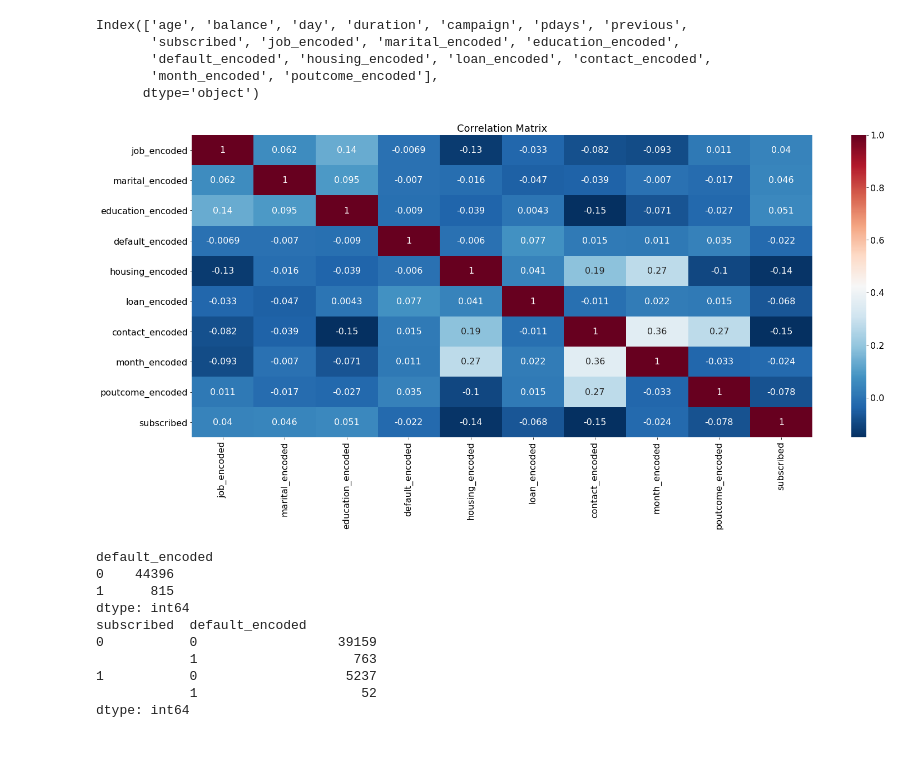
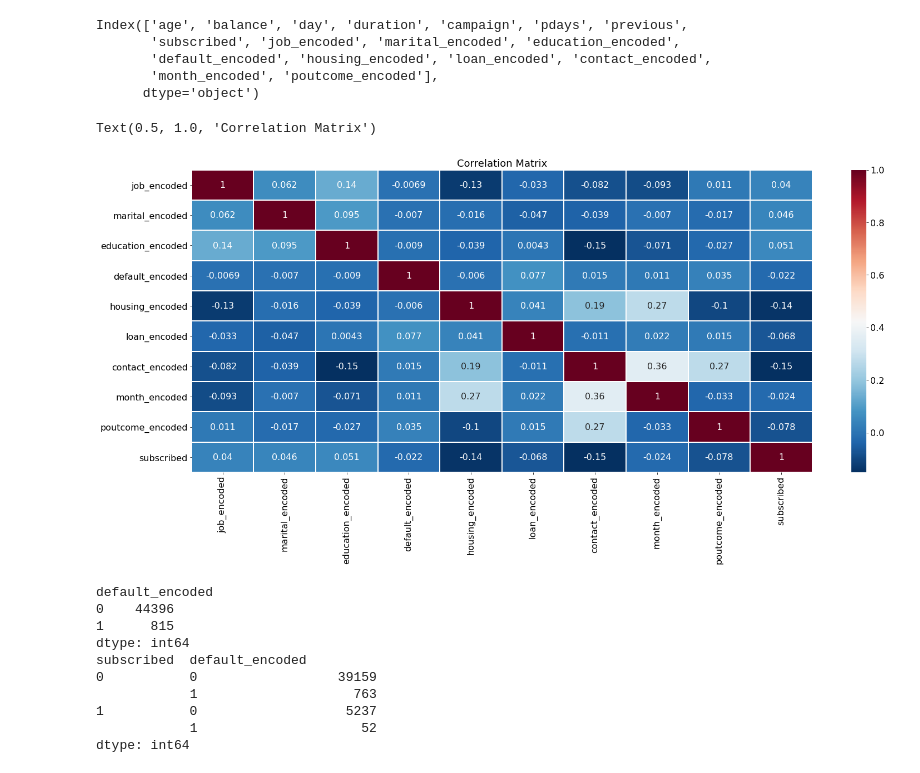
Before and after one commit to pankajvma/MiniProjects, a Jupyter notebook: Bank-Marketing-Prediction/Bank-marketing-predict-term-deposit.ipynb, the cells around one changed output. Saved outputs shown, nothing was run; the diff lists cells and outputs as text; code cells hidden in the pictures.

```diff
--- a/Bank-Marketing-Prediction/Bank-marketing-predict-term-deposit.ipynb
+++ b/Bank-Marketing-Prediction/Bank-marketing-predict-term-deposit.ipynb
@@ -652,12 +695,13 @@ Index(['age', 'balance', 'day', 'duration', 'campaign', 'pdays', 'previous',
 # %%
 plt.subplots(figsize=(25,10))
 sns.heatmap(encoded_df[['job_encoded', 'marital_encoded', 'education_encoded',
-       'default_encoded', 'housing_encoded', 'loan_encoded', 'contact_encoded',
-       'month_encoded', 'poutcome_encoded', 'subscribed']].corr(), cbar=True, cmap="RdBu_r", annot=True)
+                        'default_encoded', 'housing_encoded', 'loan_encoded', 'contact_encoded',
+                        'month_encoded', 'poutcome_encoded', 'subscribed']].corr(), cbar=True, cmap="RdBu_r",linewidths=1, annot=True)
 plt.title("Correlation Matrix", fontsize=18)
-plt.show()
+# plt.show()
 # %% [output]
+Text(0.5, 1.0, 'Correlation Matrix')
-[figure, old version]
+[figure, new version]
 # %%
 #defaut feature does not play imp role
 print(encoded_df.groupby(['default_encoded']).size())
```
Also changed, not shown: parts of 52 cells of this notebook, 54 other files.
